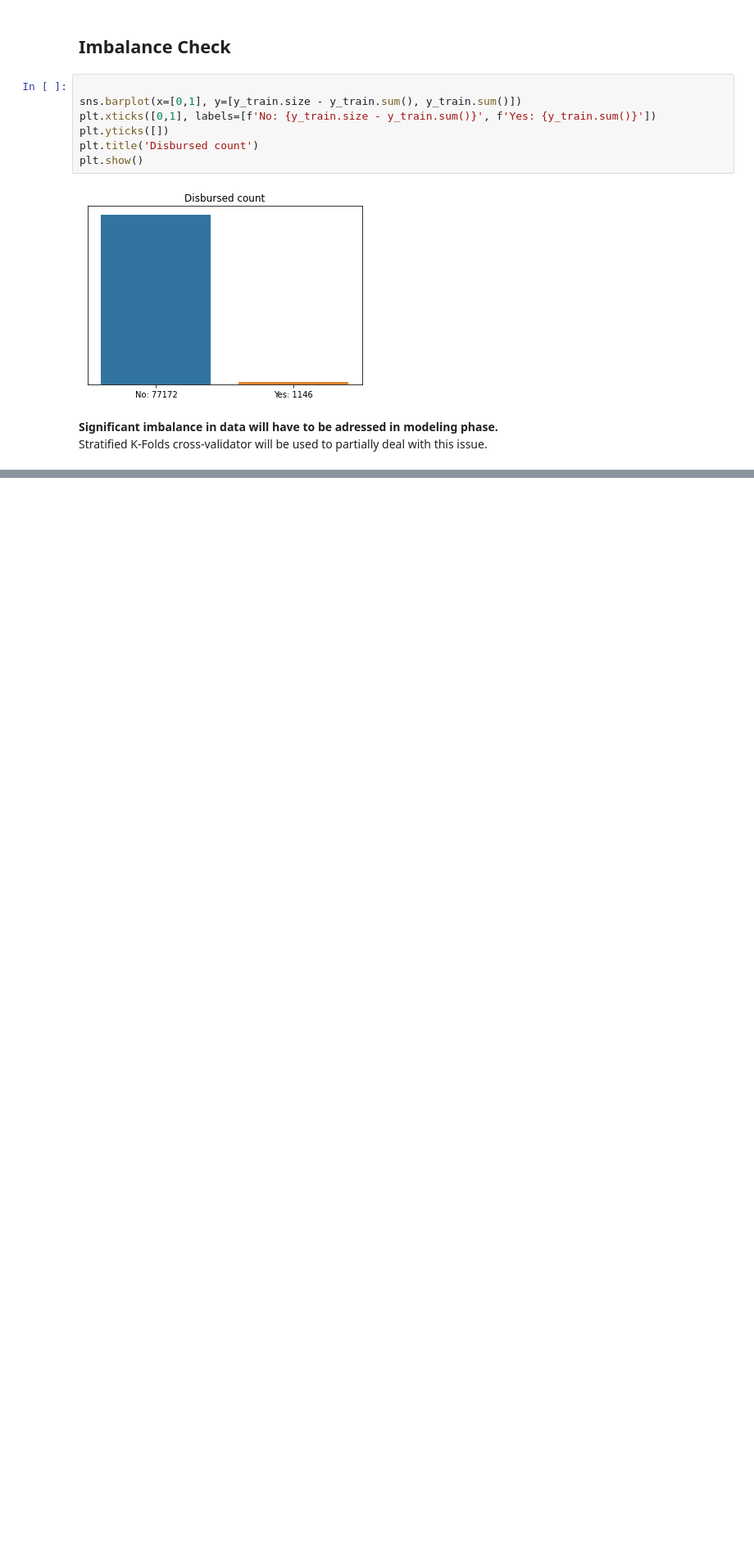
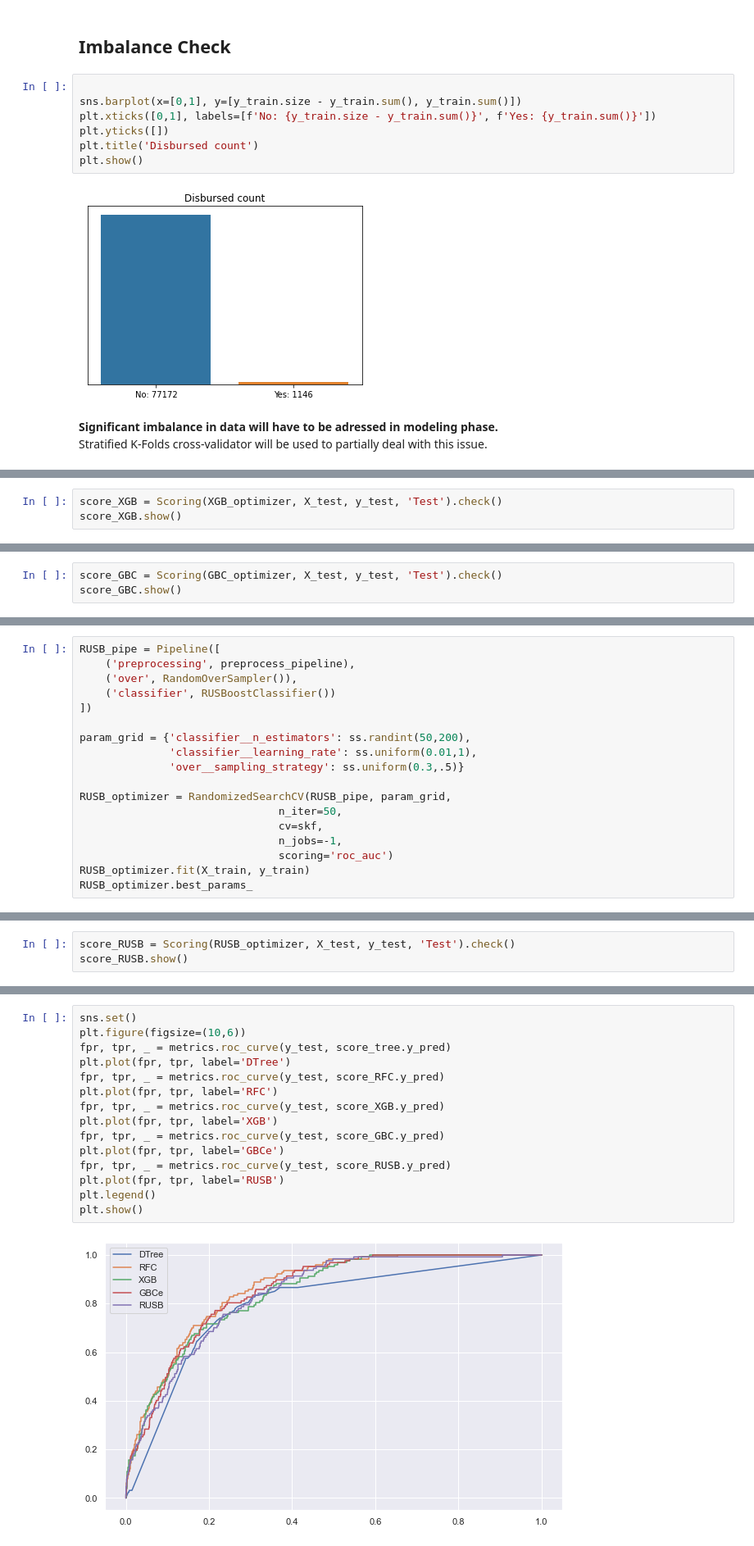
Before and after one commit to antonimarek/credit-feast, a Jupyter notebook: CreditStudy.ipynb, the cells around one changed output, grey strips where cells are left out. Shown at 82% size. Saved outputs shown, nothing was run; the diff lists cells and outputs as text; blank space fills up the shorter version.

```diff
--- a/CreditStudy.ipynb
+++ b/CreditStudy.ipynb
@@ -713,0 +654,3 @@ Both models score above 86% roc_auc for test set (for reproducibility with const
+# %%
+score_XGB = Scoring(XGB_optimizer, X_test, y_test, 'Test').check()
+score_XGB.show()
@@ -713,0 +712,3 @@ Both models score above 86% roc_auc for test set (for reproducibility with const
+# %%
+score_GBC = Scoring(GBC_optimizer, X_test, y_test, 'Test').check()
+score_GBC.show()
@@ -713,0 +732,18 @@ Both models score above 86% roc_auc for test set (for reproducibility with const
+# %%
+RUSB_pipe = Pipeline([
+    ('preprocessing', preprocess_pipeline),
+    ('over', RandomOverSampler()),
+    ('classifier', RUSBoostClassifier())
+])
+
+param_grid = {'classifier__n_estimators': ss.randint(50,200),
+              'classifier__learning_rate': ss.uniform(0.01,1),
+              'over__sampling_strategy': ss.uniform(0.3,.5)}
+
+RUSB_optimizer = RandomizedSearchCV(RUSB_pipe, param_grid,
+                               n_iter=50,
+                               cv=skf,
+                               n_jobs=-1,
+                               scoring='roc_auc')
+RUSB_optimizer.fit(X_train, y_train)
+RUSB_optimizer.best_params_
@@ -713,0 +754,3 @@ Both models score above 86% roc_auc for test set (for reproducibility with const
+# %%
+score_RUSB = Scoring(RUSB_optimizer, X_test, y_test, 'Test').check()
+score_RUSB.show()
@@ -713,0 +795,17 @@ Both models score above 86% roc_auc for test set (for reproducibility with const
+# %%
+sns.set()
+plt.figure(figsize=(10,6))
+fpr, tpr, _ = metrics.roc_curve(y_test, score_tree.y_pred)
+plt.plot(fpr, tpr, label='DTree')
+fpr, tpr, _ = metrics.roc_curve(y_test, score_RFC.y_pred)
+plt.plot(fpr, tpr, label='RFC')
+fpr, tpr, _ = metrics.roc_curve(y_test, score_XGB.y_pred)
+plt.plot(fpr, tpr, label='XGB')
+fpr, tpr, _ = metrics.roc_curve(y_test, score_GBC.y_pred)
+plt.plot(fpr, tpr, label='GBCe')
+fpr, tpr, _ = metrics.roc_curve(y_test, score_RUSB.y_pred)
+plt.plot(fpr, tpr, label='RUSB')
+plt.legend()
+plt.show()
+# %% [output]
+[figure, added]
```
Also changed, not shown: parts of 84 cells of this notebook.
